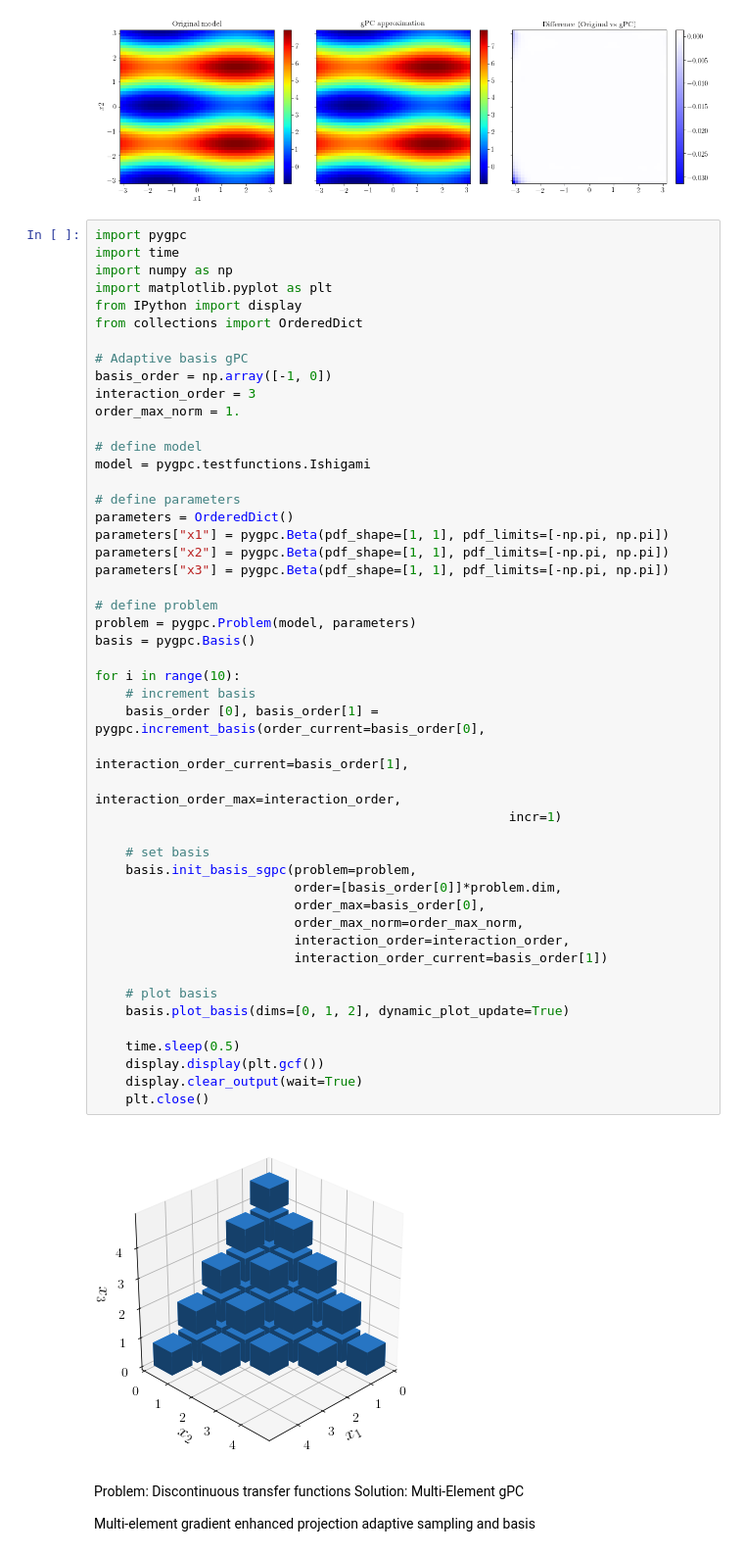
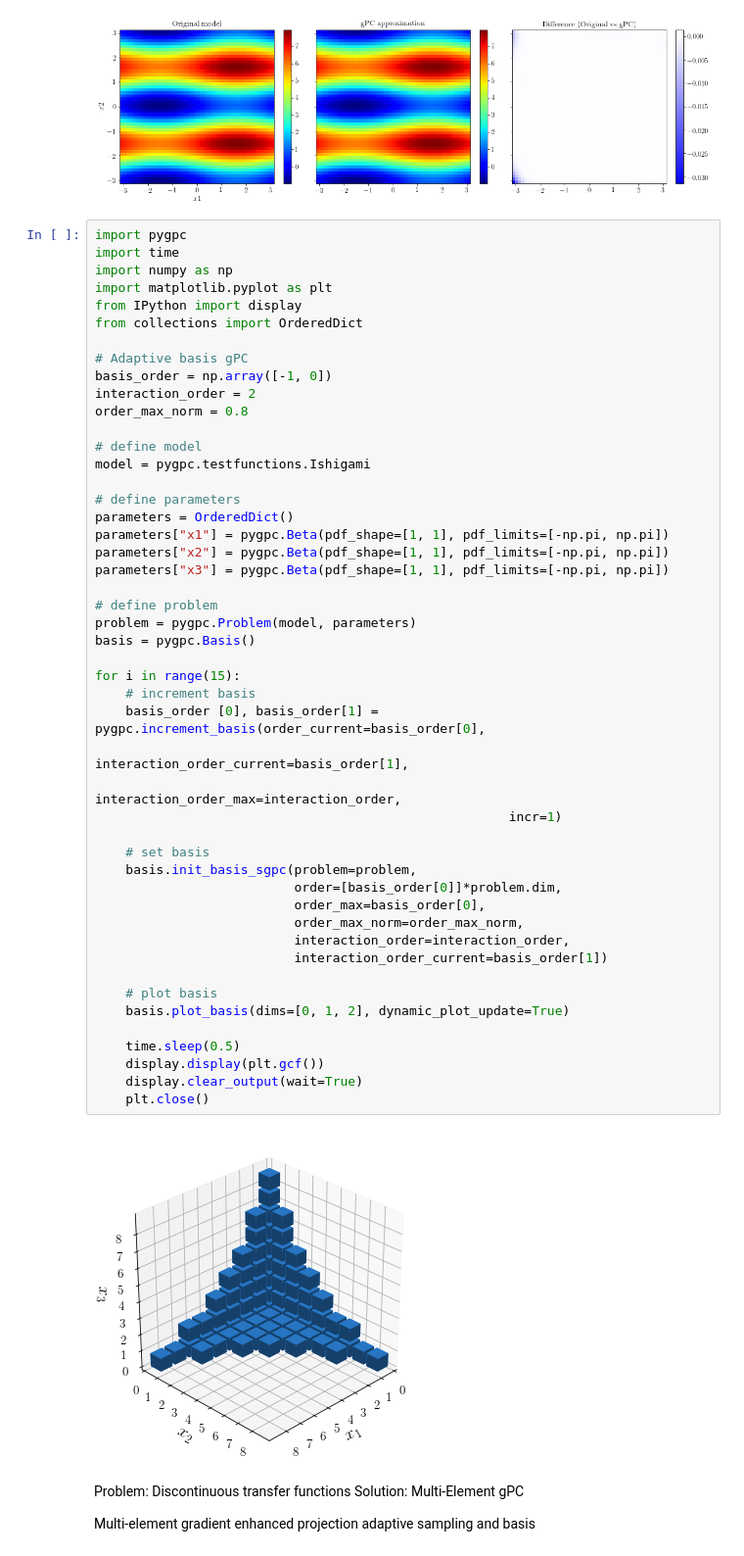
Before and after one commit to pygpc-polynomial-chaos/pygpc, a Jupyter notebook: tutorials/Tutorial_pygpc_pyrates.ipynb, the cells around one changed output. Shown at 98% size. Cells and saved outputs as stored; diff of their text form.

```diff
--- a/tutorials/Tutorial_pygpc_pyrates.ipynb
+++ b/tutorials/Tutorial_pygpc_pyrates.ipynb
@@ -606,8 +752,8 @@ from collections import OrderedDict
 
 # Adaptive basis gPC
 basis_order = np.array([-1, 0])
-interaction_order = 3
-order_max_norm = 1.
+interaction_order = 2
+order_max_norm = 0.8
 
 # define model
 model = pygpc.testfunctions.Ishigami
@@ -617,35 +763,35 @@ parameters = OrderedDict()
 parameters["x1"] = pygpc.Beta(pdf_shape=[1, 1], pdf_limits=[-np.pi, np.pi])
 parameters["x2"] = pygpc.Beta(pdf_shape=[1, 1], pdf_limits=[-np.pi, np.pi])
 parameters["x3"] = pygpc.Beta(pdf_shape=[1, 1], pdf_limits=[-np.pi, np.pi])
 
 # define problem
 problem = pygpc.Problem(model, parameters)
 basis = pygpc.Basis()
 
-for i in range(10):
+for i in range(15):
     # increment basis
     basis_order [0], basis_order[1] = pygpc.increment_basis(order_current=basis_order[0],
                                                       interaction_order_current=basis_order[1],
                                                       interaction_order_max=interaction_order,
                                                       incr=1)
 
     # set basis
     basis.init_basis_sgpc(problem=problem,
                           order=[basis_order[0]]*problem.dim,
                           order_max=basis_order[0],
                           order_max_norm=order_max_norm,
                           interaction_order=interaction_order,
                           interaction_order_current=basis_order[1])
 
     # plot basis
     basis.plot_basis(dims=[0, 1, 2], dynamic_plot_update=True)
 
     time.sleep(0.5)
     display.display(plt.gcf())
     display.clear_output(wait=True)
     plt.close()
 # %% [output]
-[figure, old version]
+[figure, new version]
 # %% [markdown]
 Problem: Discontinuous transfer functions
 Solution: Multi-Element gPC
```
Also changed, not shown: parts of 11 cells of this notebook, 41 other files.
